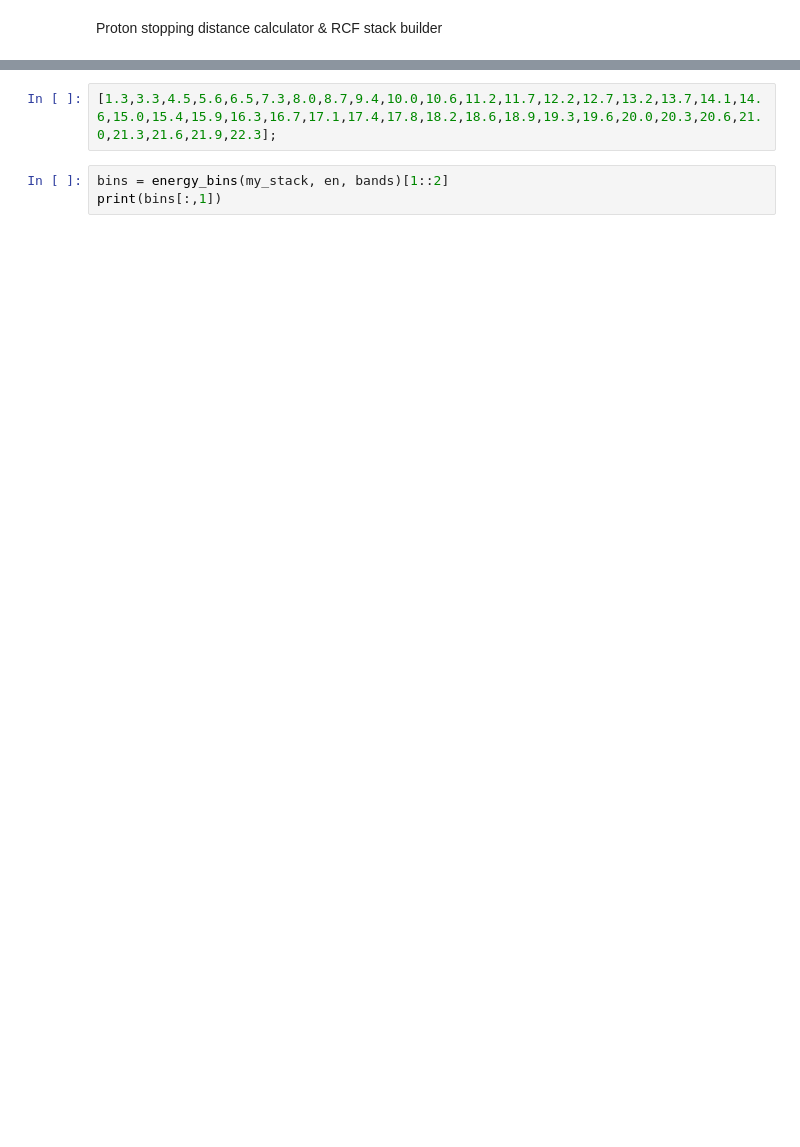
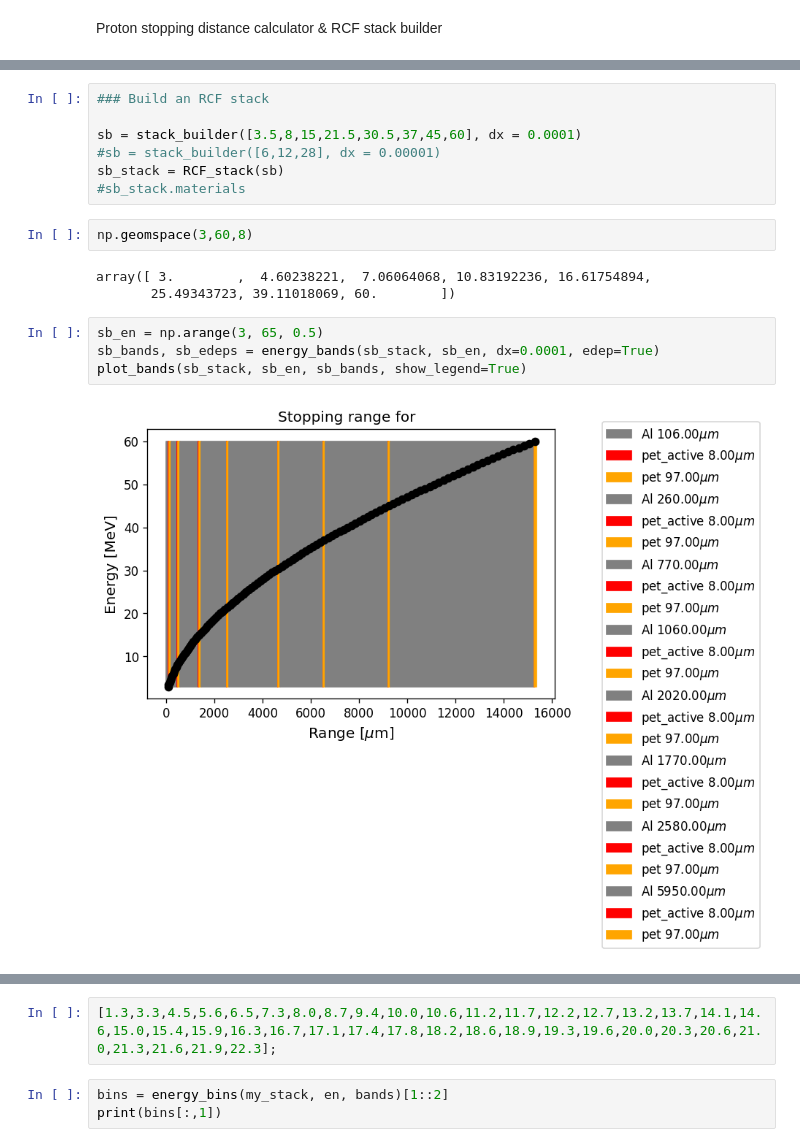
Before and after one commit to jdl99/Proton-stack-detector, a Jupyter notebook: stack-builder/RCF_stacks.ipynb, the cells around one changed output, grey strips where cells are left out. Saved outputs shown, nothing was run; the diff lists cells and outputs as text; blank space fills up the shorter version.

Commit message:
Major plotting update
Added energy deposition tracking and plotting

```diff
--- a/stack-builder/RCF_stacks.ipynb
+++ b/stack-builder/RCF_stacks.ipynb
@@ -508,0 +829,18 @@ def PVT_stack_builder(energy_vals, thickness=0.015, dx=0.0001, e_error=0, n_det_
+# %%
+### Build an RCF stack
+
+sb = stack_builder([3.5,8,15,21.5,30.5,37,45,60], dx = 0.0001)
+#sb = stack_builder([6,12,28], dx = 0.00001)
+sb_stack = RCF_stack(sb)
+#sb_stack.materials
+# %%
+np.geomspace(3,60,8)
+# %% [output]
+array([ 3.        ,  4.60238221,  7.06064068, 10.83192236, 16.61754894,
+       25.49343723, 39.11018069, 60.        ])
+# %%
+sb_en = np.arange(3, 65, 0.5)
+sb_bands, sb_edeps = energy_bands(sb_stack, sb_en, dx=0.0001, edep=True)
+plot_bands(sb_stack, sb_en, sb_bands, show_legend=True)
+# %% [output]
+[figure, added]
```
Also changed, not shown: parts of 37 cells of this notebook, 16 other files.
